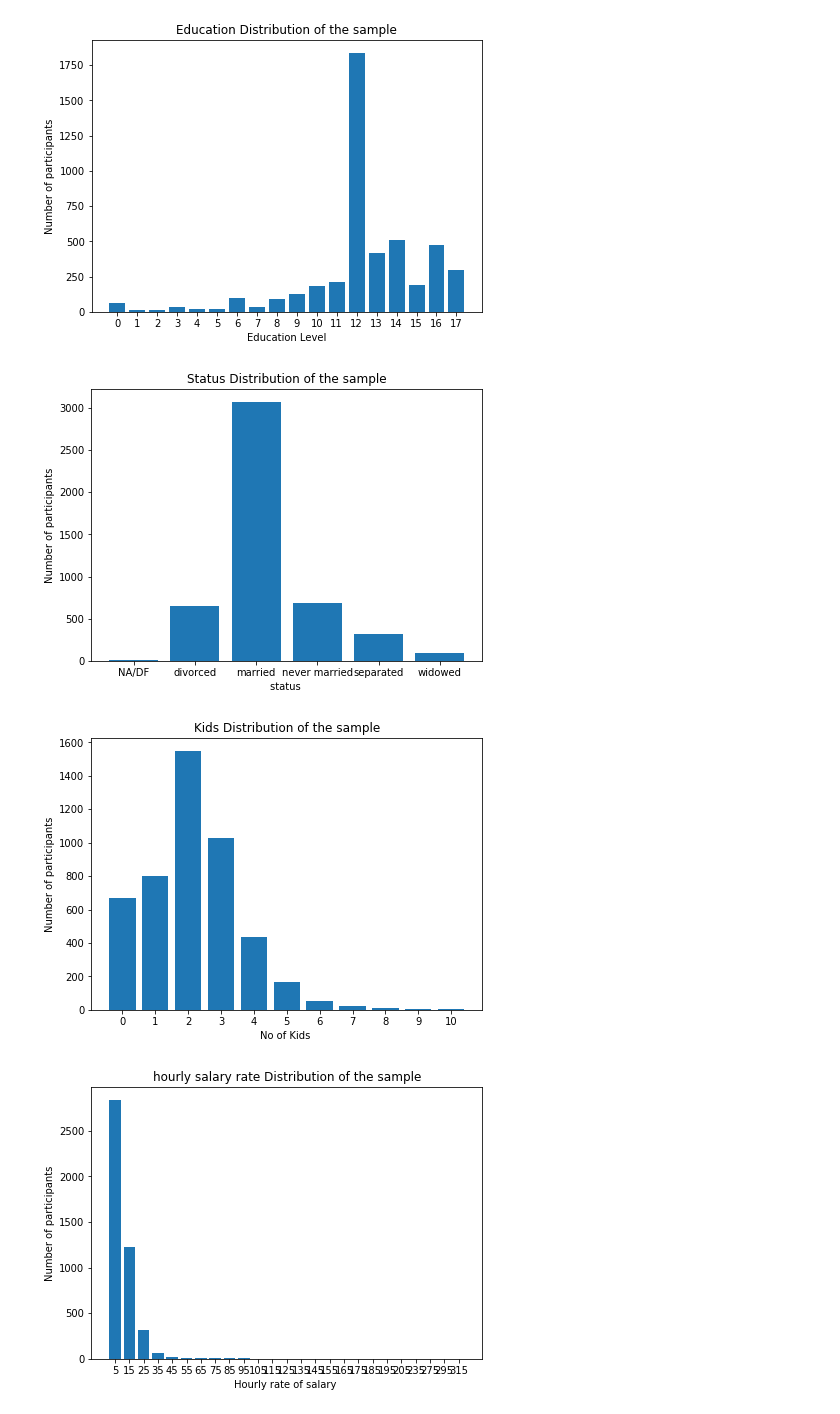
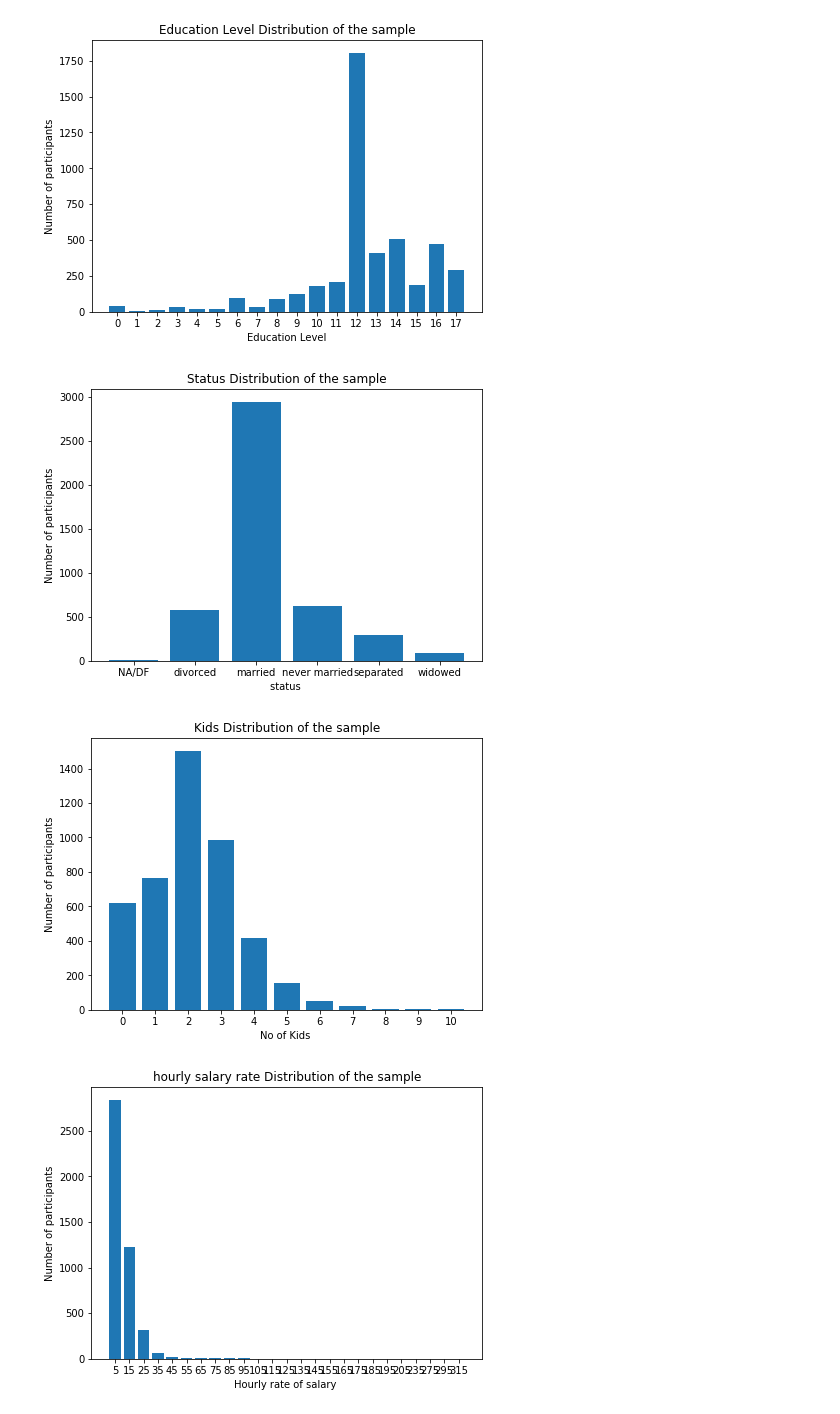
Before and after one commit to UpekkaA/datascience-assignment1, a Jupyter notebook: source-code/DataScienceAssignment.ipynb, the cells around one changed output. Cells and saved outputs as stored; diff of their text form; code cells hidden in the pictures.

```diff
--- a/source-code/DataScienceAssignment.ipynb
+++ b/source-code/DataScienceAssignment.ipynb
@@ -16,7 +16,7 @@ def frequency(a, x):
         if i == x: count += 1
     return count
 
-with open('resources/PSID.csv') as csvfile:
+with open('resources/PSID_PP_HW.csv') as csvfile:
     readCSV = csv.reader(csvfile, delimiter=',')
     ages = []
     for row in readCSV:
@@ -59,7 +59,7 @@ def frequency(a, x):
         if i == x: count += 1
     return count
 
-with open('resources/PSID.csv') as csvfile:
+with open('resources/PSID_PP_HW.csv') as csvfile:
     readCSV = csv.reader(csvfile, delimiter=',')
     educations = []
 
@@ -86,7 +86,7 @@ with open('resources/PSID.csv') as csvfile:
     ax.set_ylabel("Number of participants")
     ax.set_title("Education Level Distribution of the sample")
 # %% [output]
-[figure, old version]
+[figure, new version]
 # %%
 #Status distribution of the sample
 import csv
@@ -99,35 +99,35 @@ def frequency(a, x):
     count = 0
 
     for i in a:
         if i == x: count += 1
     return count
 
-with open('resources/PSID.csv') as csvfile:
+with open('resources/PSID_PP_HW.csv') as csvfile:
     readCSV = csv.reader(csvfile, delimiter=',')
     statuses = []
 
     for row in readCSV:
         status = row[8]
 
         statuses.append(status)
 
     status_distr= np.unique(statuses)
     #print(status_distr)
     labels = ['NA/DF','divorced','married','never married','separated','widowed']
     status_freq = [frequency(statuses,'NA/DF'),frequency(statuses,'divorced'),frequency(statuses,'married'),frequency(statuses,'never married'),
                       frequency(statuses,'separated'),frequency(statuses,'widowed')]
 
     x_pos = np.arange(len(status_freq))
 
     fig, ax = plt.subplots(figsize=(7, 5))
     ax.bar(x_pos, status_freq, align='center')
     ax.set_xticks(x_pos)
     ax.set_xticklabels(labels)
     ax.set_xlabel("status ")
     ax.set_ylabel("Number of participants")
     ax.set_title("Status Distribution of the sample")
 # %% [output]
-[figure, old version]
+[figure, new version]
 # %%
 #Kids distribution of the sample
 import csv
@@ -143,7 +143,7 @@ def frequency(a, x):
         if i == x: count += 1
     return count
 
-with open('resources/PSID.csv') as csvfile:
+with open('resources/PSID_PP_HW.csv') as csvfile:
     readCSV = csv.reader(csvfile, delimiter=',')
     kids = []
 
@@ -168,7 +168,7 @@ with open('resources/PSID.csv') as csvfile:
     ax.set_ylabel("Number of participants")
     ax.set_title("Kids Distribution of the sample")
 # %% [output]
-[figure, old version]
+[figure, new version]
 # %%
 #hourly salary rate distribution of the sample
 import csv
```
Also changed, not shown: parts of 3 cells of this notebook, 1 other file.
